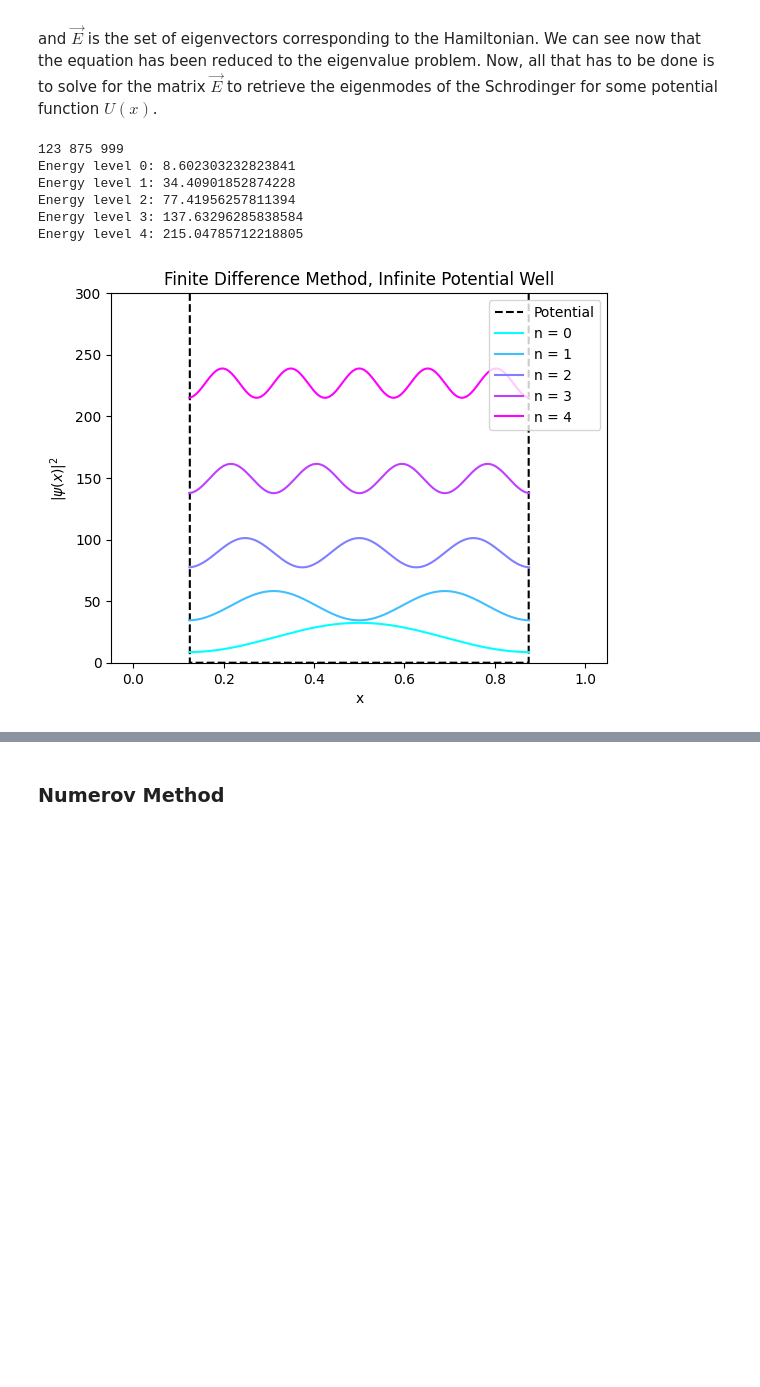
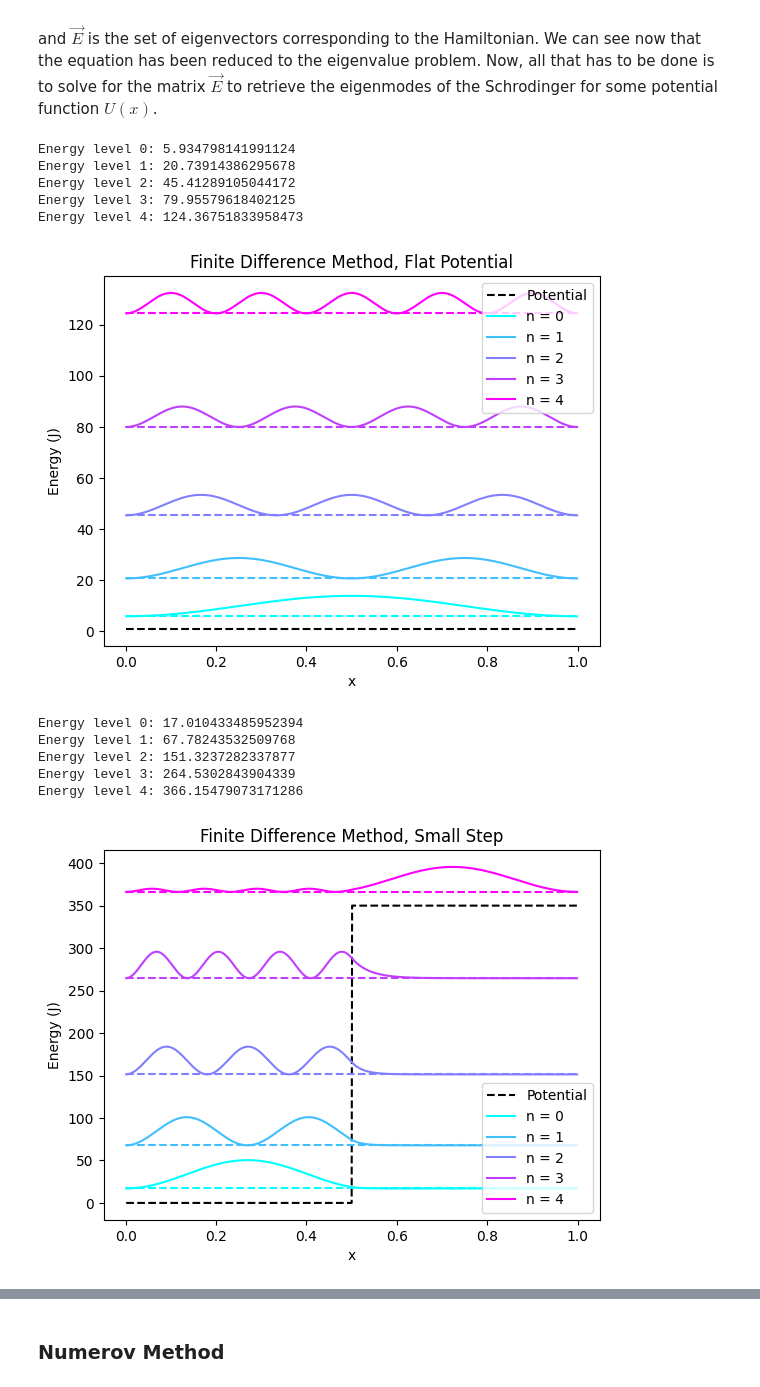
Before and after one commit to LFW25/PHYS512-Computational_Physics, a Jupyter notebook: Project/Schrodinger_Numerical.ipynb, the cells around one changed output, grey strips where cells are left out. Saved outputs shown, nothing was run; the diff lists cells and outputs as text; code cells hidden in the pictures; blank space fills up the shorter version.

Commit message:
Corrected axis labels, added Eigenenergy lines on the plots

```diff
--- a/Project/Schrodinger_Numerical.ipynb
+++ b/Project/Schrodinger_Numerical.ipynb
@@ -228,6 +228,10 @@ def finite_difference(potential_func, N, num_plots = 4, plot = True, scale = 1):
                                 I = np.sum(psi.T[i]**2 * dx)
                                 A = np.sqrt(1/I)
                                 plt.plot(xp[left_wall:right_wall+1], (scale*A*psi.T[i][left_wall:right_wall+1])**2 + E[i], color = colors[i], label = f"n = {i}")
+
+                                # Plot a straight dotted line at the energy level
+                                plt.plot(xp, np.ones_like(xp)*E[i], '--', color = colors[i])
+
                                 print(f"Energy level {i}: {E[i]}")
                 else:
                         for i in range(num_plots):
@@ -235,9 +239,13 @@ def finite_difference(potential_func, N, num_plots = 4, plot = True, scale = 1):
                                 I = np.sum(psi.T[i]**2 * dx)
                                 A = np.sqrt(1/I)
                                 plt.plot(xp, (scale*A*psi.T[i])**2 + E[i], color = colors[i], label = f"n = {i}")
+
+                                # Plot a straight dotted line at the energy level
+                                plt.plot(xp, np.ones_like(xp)*E[i], '--', color = colors[i])
+
                                 print(f"Energy level {i}: {E[i]}")
                 plt.xlabel('x')
-                plt.ylabel('$|\psi(x)|^2$')
+                plt.ylabel('Energy (J)')
                 if "Small Step" in plot_title:
                         plt.legend(loc = "lower right")
                 else:
@@ -245,16 +253,21 @@ def finite_difference(potential_func, N, num_plots = 4, plot = True, scale = 1):
                 plt.savefig(f"Figures/FD_{'_'.join(plot_title.split(' '))}.jpeg", dpi = 600)
                 plt.show()
 # %%
-# finite_difference(FD_flat_potential, 1000, 5, scale = 2)
-# finite_difference(FD_small_step, 1000, 5, scale = 3)
-# finite_difference(FD_complex_step_potential, 1000, 5, scale = 2)
+finite_difference(FD_flat_potential, 1000, 5, scale = 2)
+finite_difference(FD_small_step, 1000, 5, scale = 3)
+finite_difference(FD_complex_step_potential, 1000, 5, scale = 2)
 finite_difference(FD_infinite_potential_well, 1000, 5, scale = 3)
-# finite_difference(FD_V_shaped__potential_well, 1000, 5, scale = 2.5)
+finite_difference(FD_V_shaped__potential_well, 1000, 5, scale = 2.5)
 # %% [output]
-123 875 999
-Energy level 0: 8.602303232823841
-Energy level 1: 34.40901852874228
-Energy level 2: 77.41956257811394
-Energy level 3: 137.63296285838584
-Energy level 4: 215.04785712218805
+Energy level 0: 5.934798141991124
+Energy level 1: 20.73914386295678
+Energy level 2: 45.41289105044172
+Energy level 3: 79.95579618402125
+Energy level 4: 124.36751833958473
-[figure, old version]
+[figure, new version]
+Energy level 0: 17.010433485952394
+Energy level 1: 67.78243532509768
+Energy level 2: 151.3237282337877
+Energy level 3: 264.5302843904339
+Energy level 4: 366.15479073171286
+[figure, added]
```
Also changed, not shown: parts of 3 cells of this notebook.
